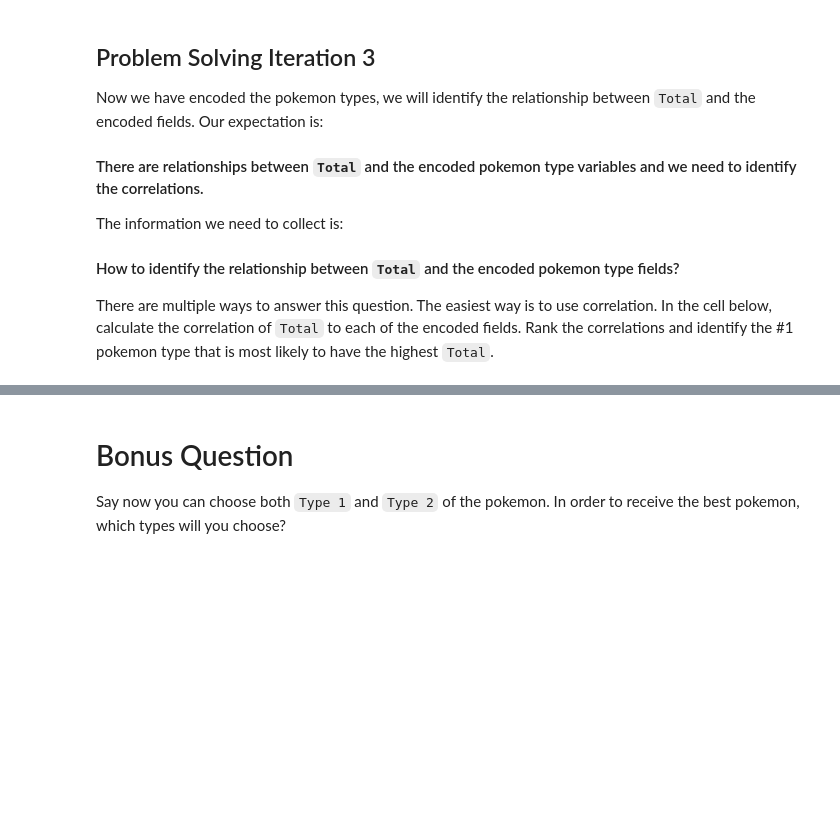
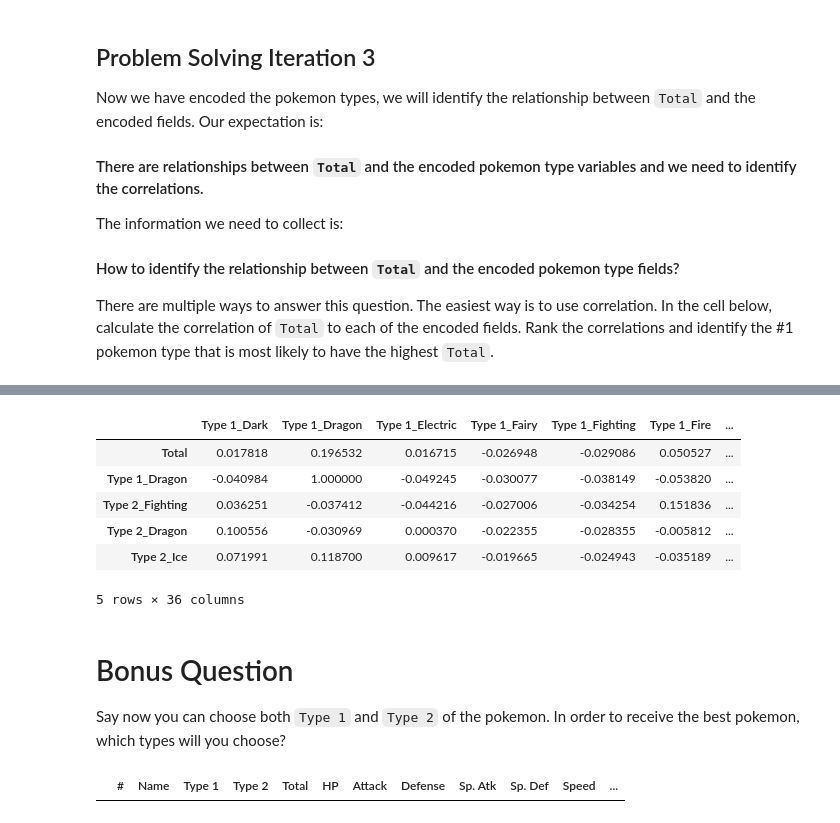
Before and after one commit to m-perez-da/lab-dataframe-calculations, a Jupyter notebook: your-code/challenge-2.ipynb, the cells around one changed output, grey strips where cells are left out. Cells and saved outputs as stored; diff of their text form; code cells hidden in the pictures; blank space fills up the shorter version.

```diff
--- a/your-code/challenge-2.ipynb
+++ b/your-code/challenge-2.ipynb
@@ -106,3 +163,15 @@ There are multiple ways to answer this question. The easiest way is to use corre
+# %%
+display(correlations_matrix.nlargest(5, ['Total']))
+
+# 'Type 1'= Dragon has the highest correlation with 'Total'.
+# %% [output]
+|  | Type 1_Dark | Type 1_Dragon | Type 1_Electric | Type 1_Fairy | Type 1_Fighting | Type 1_Fire | ... |
+| Total | 0.017818 | 0.196532 | 0.016715 | -0.026948 | -0.029086 | 0.050527 | ... |
+| Type 1_Dragon | -0.040984 | 1.000000 | -0.049245 | -0.030077 | -0.038149 | -0.053820 | ... |
+| Type 2_Fighting | 0.036251 | -0.037412 | -0.044216 | -0.027006 | -0.034254 | 0.151836 | ... |
+| Type 2_Dragon | 0.100556 | -0.030969 | 0.000370 | -0.022355 | -0.028355 | -0.005812 | ... |
+| Type 2_Ice | 0.071991 | 0.118700 | 0.009617 | -0.019665 | -0.024943 | -0.035189 | ... |
+5 rows × 36 columns
 # %% [markdown]
 # Bonus Question
 
@@ -111,0 +184,4 @@ Say now you can choose both `Type 1` and `Type 2` of the pokemon. In order to re
+# %%
+data[((data['Type 1']=='Dragon') & (data['Type 2']=='Fighting'))]
+# %% [output]
+|  | # | Name | Type 1 | Type 2 | Total | HP | Attack | Defense | Sp. Atk | Sp. Def | Speed | ... |
```
Also changed, not shown: parts of 10 cells of this notebook.
